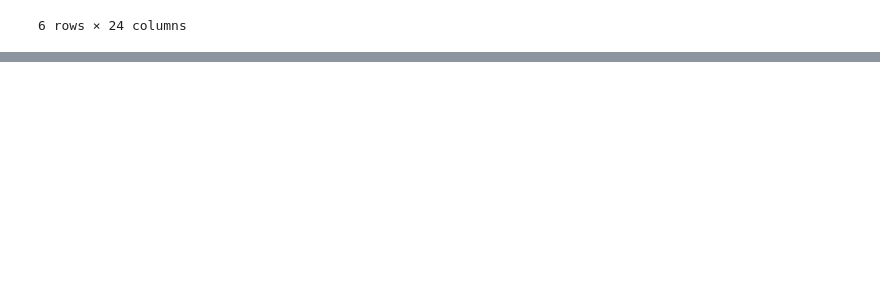
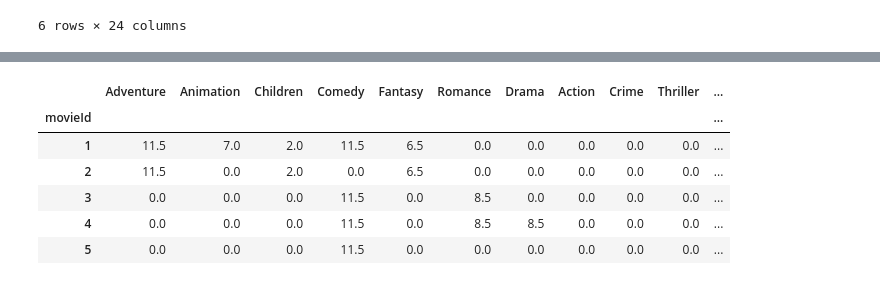
Before and after one commit to vaibhav-shaharwale/Recommendation-Systems, a Jupyter notebook: Content Based Filtering.ipynb, the cells around one changed output, grey strips where cells are left out. Saved outputs shown, nothing was run; the diff lists cells and outputs as text; code cells hidden in the pictures; blank space fills up the shorter version.

```diff
--- a/Content Based Filtering.ipynb
+++ b/Content Based Filtering.ipynb
@@ -129,0 +146,4 @@ NameError: name 'user_movie' is not defined
+# %%
+# Dot product to gets weights
+user_profile = user_movie.transpose().dot(inputMovies['rating'])
+user_profile
@@ -129,0 +181,12 @@ NameError: name 'user_movie' is not defined
+# %%
+# multiply the genres by the weights and then take the weights average.
+weighted_movie_matrix = genres_df * user_profile
+weighted_movie_matrix.head()
+# %% [output]
+|  | Adventure | Animation | Children | Comedy | Fantasy | Romance | Drama | Action | Crime | Thriller | ... |
+| movieId |  |  |  |  |  |  |  |  |  |  | ... |
+| 1 | 11.5 | 7.0 | 2.0 | 11.5 | 6.5 | 0.0 | 0.0 | 0.0 | 0.0 | 0.0 | ... |
+| 2 | 11.5 | 0.0 | 2.0 | 0.0 | 6.5 | 0.0 | 0.0 | 0.0 | 0.0 | 0.0 | ... |
+| 3 | 0.0 | 0.0 | 0.0 | 11.5 | 0.0 | 8.5 | 0.0 | 0.0 | 0.0 | 0.0 | ... |
+| 4 | 0.0 | 0.0 | 0.0 | 11.5 | 0.0 | 8.5 | 8.5 | 0.0 | 0.0 | 0.0 | ... |
+| 5 | 0.0 | 0.0 | 0.0 | 11.5 | 0.0 | 0.0 | 0.0 | 0.0 | 0.0 | 0.0 | ... |
```
Also changed, not shown: parts of 7 cells of this notebook.
